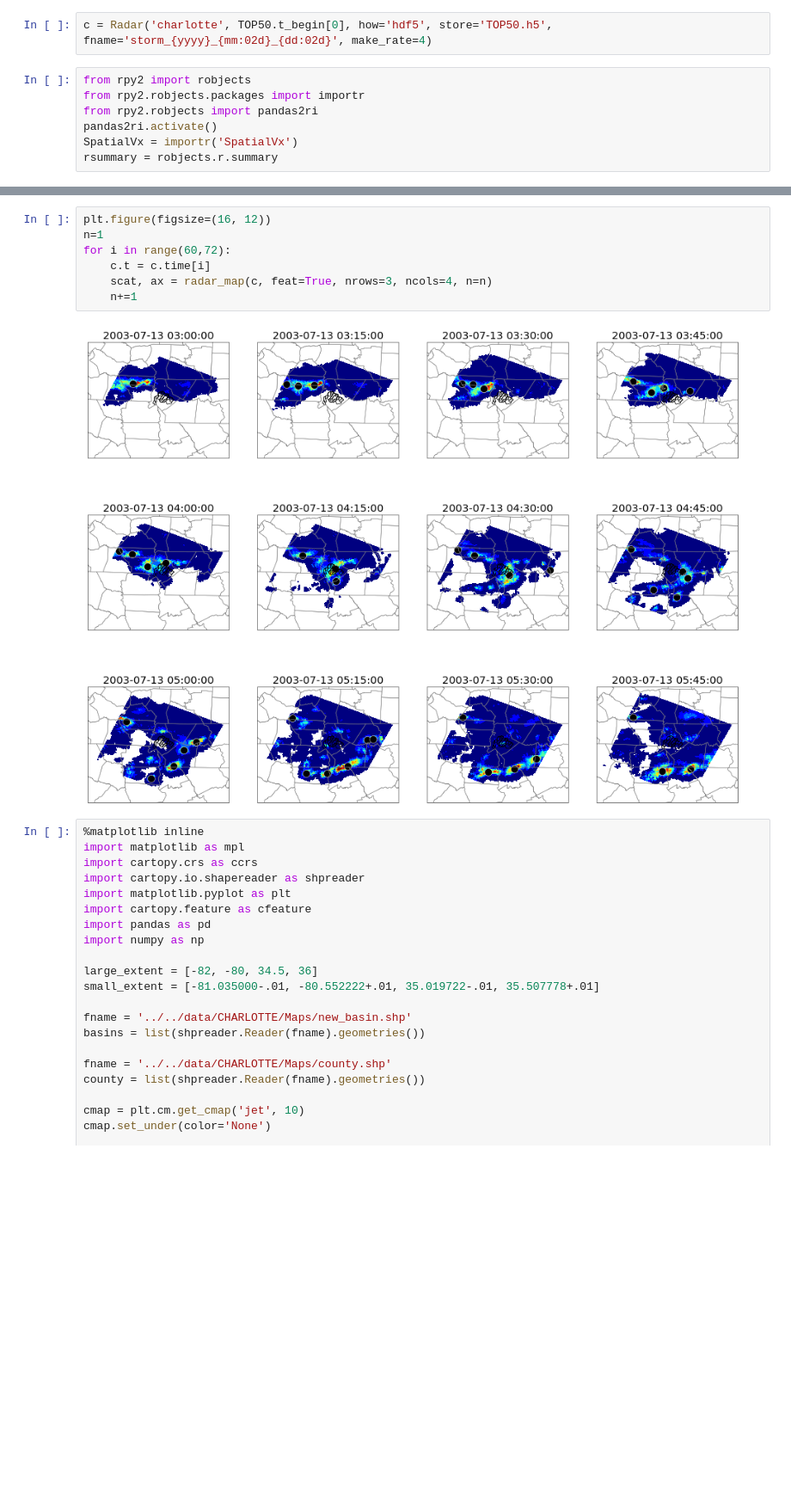
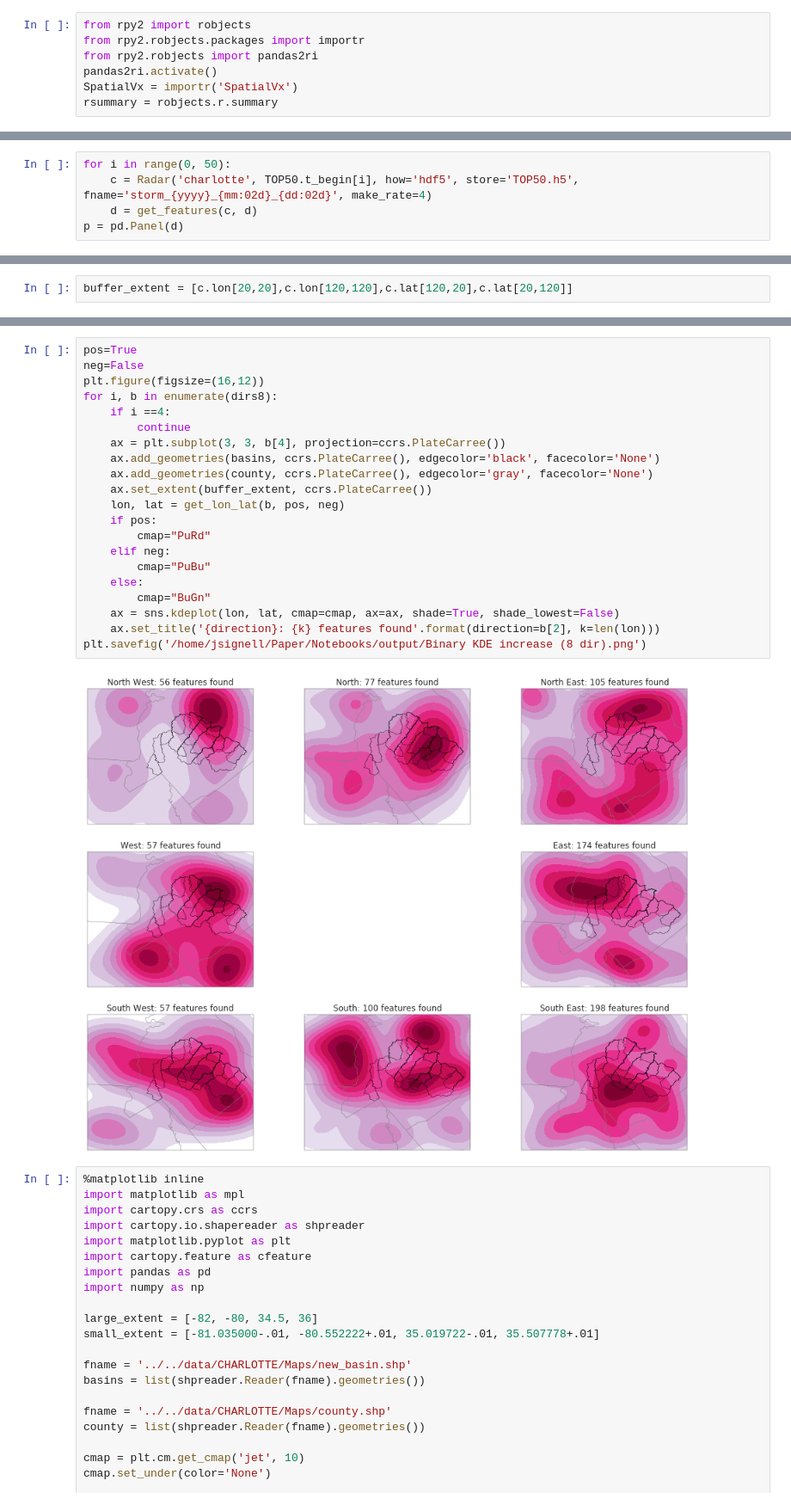
Before and after one commit to jsignell/radar-tools, a Jupyter notebook: Using SpatialVx in Python.ipynb, the cells around one changed output, grey strips where cells are left out. Shown at 86% size. Drawn from its saved outputs; the diff is of its cells as text; blank space fills up the shorter version.

```diff
--- a/Using SpatialVx in Python.ipynb
+++ b/Using SpatialVx in Python.ipynb
@@ -14,8 +14,6 @@ import numpy as np
 %matplotlib inline
 # %%
 TOP50 = pd.read_csv('../../Paper/TOP50_Events/TOP50_events_Charlotte.csv', parse_dates=[0,1])
-# %%
-c = Radar('charlotte', TOP50.t_begin[0], how='hdf5', store='TOP50.h5', fname='storm_{yyyy}_{mm:02d}_{dd:02d}', make_rate=4)
 # %%
 from rpy2 import robjects
 from rpy2.robjects.packages import importr
@@ -25,0 +26,5 @@ rsummary = robjects.r.summary
+# %%
+for i in range(0, 50):
+    c = Radar('charlotte', TOP50.t_begin[i], how='hdf5', store='TOP50.h5', fname='storm_{yyyy}_{mm:02d}_{dd:02d}', make_rate=4)
+    d = get_features(c, d)
+p = pd.Panel(d)
@@ -112,0 +122,2 @@ for b in [ne, se, sw, nw]:
+# %%
+buffer_extent = [c.lon[20,20],c.lon[120,120],c.lat[120,20],c.lat[20,120]]
@@ -133,12 +168,26 @@ for b in [ne, se, sw, nw]:
-# %%
-plt.figure(figsize=(16, 12))
-n=1
-for i in range(60,72):
-    c.t = c.time[i]
-    scat, ax = radar_map(c, feat=True, nrows=3, ncols=4, n=n)
-    n+=1
-# %% [output]
-[figure, removed]
+# %%
+pos=True
+neg=False
+plt.figure(figsize=(16,12))
+for i, b in enumerate(dirs8):
+    if i ==4:
+        continue
+    ax = plt.subplot(3, 3, b[4], projection=ccrs.PlateCarree())
+    ax.add_geometries(basins, ccrs.PlateCarree(), edgecolor='black', facecolor='None')
+    ax.add_geometries(county, ccrs.PlateCarree(), edgecolor='gray', facecolor='None')
+    ax.set_extent(buffer_extent, ccrs.PlateCarree())
+    lon, lat = get_lon_lat(b, pos, neg)
+    if pos:
+        cmap="PuRd"
+    elif neg:
+        cmap="PuBu"
+    else:
+        cmap="BuGn"
+    ax = sns.kdeplot(lon, lat, cmap=cmap, ax=ax, shade=True, shade_lowest=False)
+    ax.set_title('{direction}: {k} features found'.format(direction=b[2], k=len(lon)))
+plt.savefig('/home/jsignell/Paper/Notebooks/output/Binary KDE increase (8 dir).png')
+# %% [output]
+[figure, added]
 # %%
 %matplotlib inline
 import matplotlib as mpl
```
Also changed, not shown: parts of 9 cells of this notebook, 3 other files.
